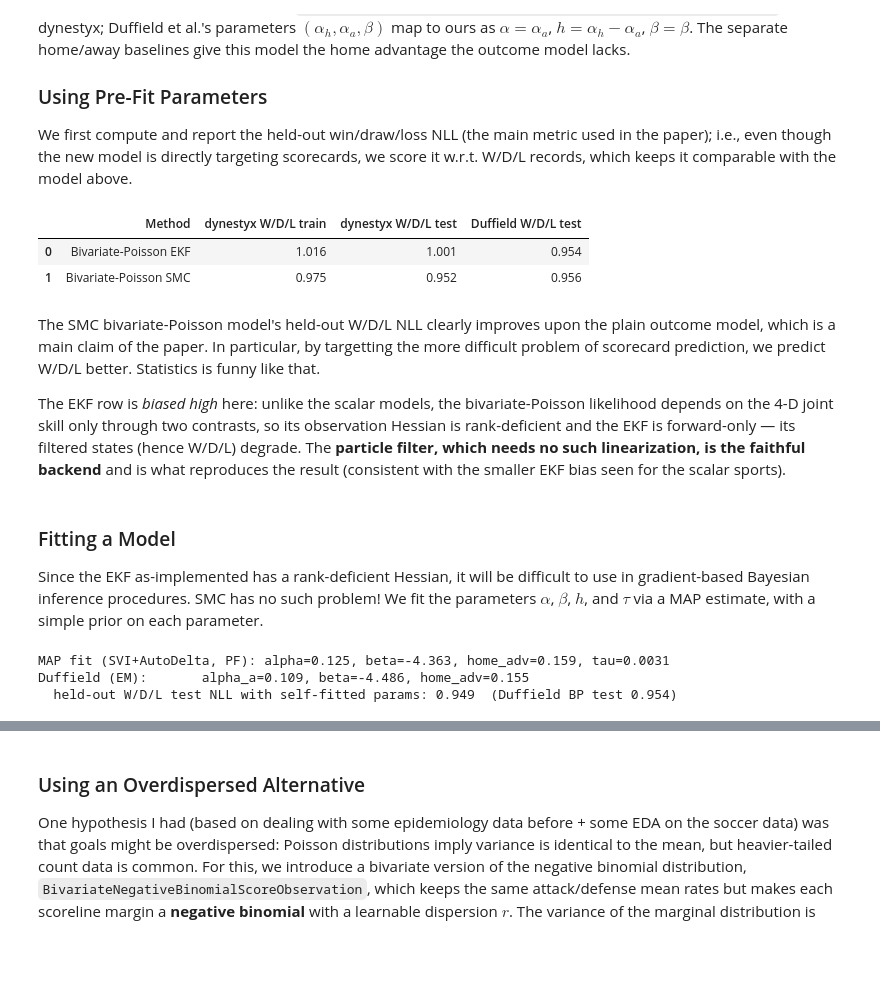
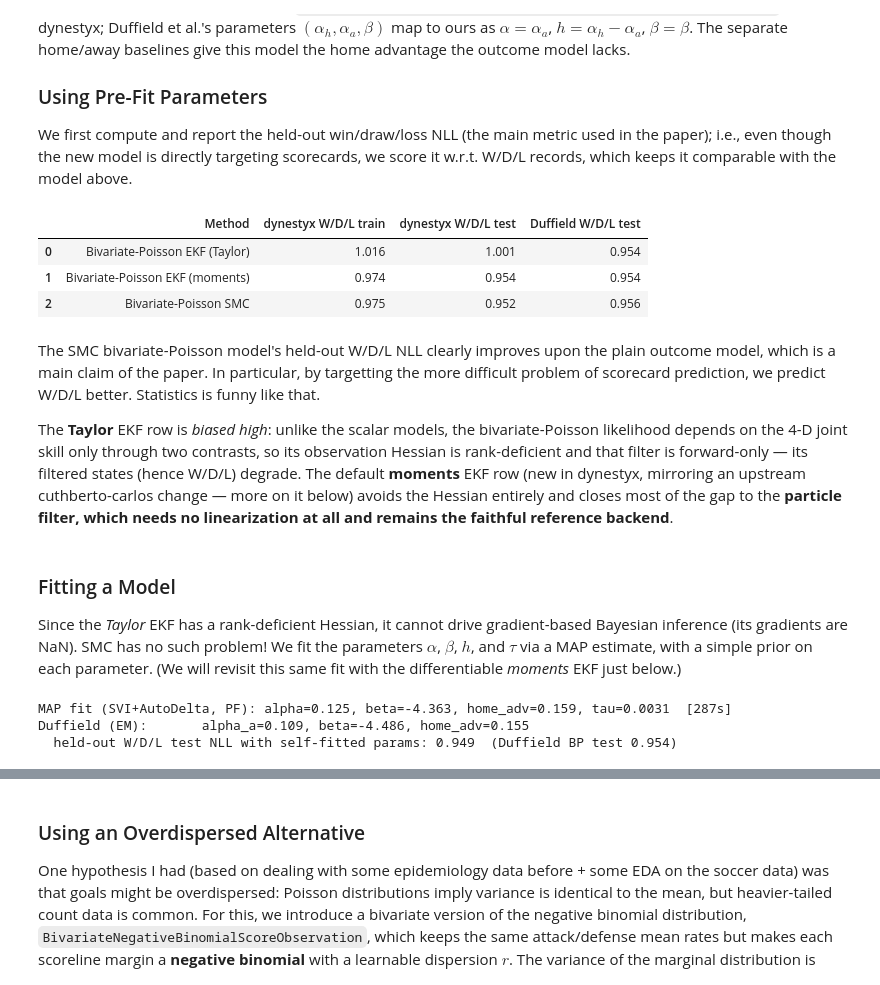
Before and after one commit to DanWaxman/dynestyx, a Jupyter notebook: docs/deep_dives/duffield_football_epl.ipynb, the cells around one changed output, grey strips where cells are left out. Drawn from its saved outputs; the diff is of its cells as text; code cells hidden in the pictures; blank space fills up the shorter version.

```diff
--- a/docs/deep_dives/duffield_football_epl.ipynb
+++ b/docs/deep_dives/duffield_football_epl.ipynb
@@ -176,44 +176,46 @@ We first compute and report the held-out win/draw/loss NLL (the main metric used
 # %%
 EXKF_init_cov = jnp.array([[0.08750192, 0.06225643], [0.06225643, 0.05477126]])
 EXKF_ab = (0.26348755, 0.10862826, -4.4856677)   # (alpha_h, alpha_a, beta)
 SMC_init_cov = jnp.diag(jnp.array([0.15524219, 0.15524219]))
 SMC_ab = (0.8762023, 0.7193458, -3.8617427)
 
 def bp_model(alpha, beta, home_adv, tau, init_cov, t0=0.0):
     return FactorialDynamicalModel(
         initial_condition=dist.MultivariateNormal(jnp.zeros(2), init_cov),
         state_evolution=RandomWalkEvolution(tau=tau * jnp.ones(2), factor_state_dim=2),
         observation_model=BivariatePoissonScoreObservation(
             alpha=alpha, beta=beta, home_advantage=home_adv, factor_state_dim=2, max_goals=9),
         num_factors=n_teams, num_local_factors=2, t0=t0,
     )
 
 def bp_wdl_nll(alpha_h, alpha_a, beta, tau, init_cov, config, key, n_samples=400):
     m = bp_model(alpha_a, beta, alpha_h - alpha_a, tau, init_cov)
     out = score_predictive(m, config, obs_times=match_times, obs_values=match_goals,
                            obs_factor_indices=match_idx, key=key, n_samples=n_samples, max_goals_grid=7)
     return split_nll(out["wdl"], out["outcomes"], test_start), out
 
+r_bp_taylor, _ = bp_wdl_nll(*EXKF_ab, 0.00975808, EXKF_init_cov, FactorialEKFConfig(use_taylor=True), jax.random.PRNGKey(0))
 r_bp_exkf, _ = bp_wdl_nll(*EXKF_ab, 0.00975808, EXKF_init_cov, FactorialEKFConfig(), jax.random.PRNGKey(0))
 r_bp_smc, bp_out = bp_wdl_nll(*SMC_ab, 0.00923287, SMC_init_cov, FactorialPFConfig(n_particles=1000), jax.random.PRNGKey(0))
 pd.DataFrame({
-    "Method": ["Bivariate-Poisson EKF", "Bivariate-Poisson SMC"],
-    "dynestyx W/D/L train": [r_bp_exkf["train_nll"], r_bp_smc["train_nll"]],
-    "dynestyx W/D/L test":  [r_bp_exkf["test_nll"],  r_bp_smc["test_nll"]],
-    "Duffield W/D/L test":  [0.954, 0.956],
+    "Method": ["Bivariate-Poisson EKF (Taylor)", "Bivariate-Poisson EKF (moments)", "Bivariate-Poisson SMC"],
+    "dynestyx W/D/L train": [r_bp_taylor["train_nll"], r_bp_exkf["train_nll"], r_bp_smc["train_nll"]],
+    "dynestyx W/D/L test":  [r_bp_taylor["test_nll"],  r_bp_exkf["test_nll"],  r_bp_smc["test_nll"]],
+    "Duffield W/D/L test":  [0.954, 0.954, 0.956],
 }).round(3)
 # %% [output]
 |  | Method | dynestyx W/D/L train | dynestyx W/D/L test | Duffield W/D/L test |
-| 0 | Bivariate-Poisson EKF | 1.016 | 1.001 | 0.954 |
-| 1 | Bivariate-Poisson SMC | 0.975 | 0.952 | 0.956 |
+| 0 | Bivariate-Poisson EKF (Taylor) | 1.016 | 1.001 | 0.954 |
+| 1 | Bivariate-Poisson EKF (moments) | 0.974 | 0.954 | 0.954 |
+| 2 | Bivariate-Poisson SMC | 0.975 | 0.952 | 0.956 |
 # %% [markdown]
 The SMC bivariate-Poisson model's held-out W/D/L NLL clearly improves upon the plain outcome model, which is a main claim of the paper. In particular, by targetting the more difficult problem of scorecard prediction, we predict W/D/L better. Statistics is funny like that.
 
-The EKF row is *biased high* here: unlike the scalar models, the bivariate-Poisson likelihood depends on the 4-D joint skill only through two contrasts, so its observation Hessian is rank-deficient and the EKF is forward-only — its filtered states (hence W/D/L) degrade. The **particle filter, which needs no such linearization, is the faithful backend** and is what reproduces the result (consistent with the smaller EKF bias seen for the scalar sports).
+The **Taylor** EKF row is *biased high*: unlike the scalar models, the bivariate-Poisson likelihood depends on the 4-D joint skill only through two contrasts, so its observation Hessian is rank-deficient and that filter is forward-only — its filtered states (hence W/D/L) degrade. The default **moments** EKF row (new in dynestyx, mirroring an upstream cuthberto-carlos change — more on it below) avoids the Hessian entirely and closes most of the gap to the **particle filter, which needs no linearization at all and remains the faithful reference backend**.
 # %% [markdown]
 ### Fitting a Model
 
-Since the EKF as-implemented has a rank-deficient Hessian, it will be difficult to use in gradient-based Bayesian inference procedures. SMC has no such problem! We fit the parameters $\alpha$, $\beta$, $h$, and $\tau$ via a MAP estimate, with a simple prior on each parameter.
+Since the *Taylor* EKF has a rank-deficient Hessian, it cannot drive gradient-based Bayesian inference (its gradients are NaN). SMC has no such problem! We fit the parameters $\alpha$, $\beta$, $h$, and $\tau$ via a MAP estimate, with a simple prior on each parameter. (We will revisit this same fit with the differentiable *moments* EKF just below.)
 # %%
 train_t = match_times[:test_start]
 train_g = match_goals[:test_start]
@@ -227,13 +229,15 @@ def bp_fit_model():
     dsx.sample('score', bp_model(alpha, beta, home_adv, tau, EXKF_init_cov, t0=None),
                obs_times=train_t, obs_values=train_g, obs_factor_indices=train_i)
 
+_t0_fit = time.perf_counter()
 with Filter(filter_config=FactorialPFConfig(n_particles=300, crn_seed=jax.random.PRNGKey(0))):
     bp_guide = AutoDelta(bp_fit_model)
     bp_svi = SVI(bp_fit_model, bp_guide, optax.adam(0.05), loss=Trace_ELBO())
     bp_svi_result = bp_svi.run(jax.random.PRNGKey(0), 300, progress_bar=False)
+pf_fit_seconds = time.perf_counter() - _t0_fit
 bp_map = {k: float(v) for k, v in bp_guide.median(bp_svi_result.params).items()}
 alpha_f, beta_f, home_f, tau_f = bp_map['alpha'], bp_map['beta'], bp_map['home_adv'], bp_map['tau']
-print(f"MAP fit (SVI+AutoDelta, PF): alpha={alpha_f:.3f}, beta={beta_f:.3f}, home_adv={home_f:.3f}, tau={tau_f:.4f}")
+print(f"MAP fit (SVI+AutoDelta, PF): alpha={alpha_f:.3f}, beta={beta_f:.3f}, home_adv={home_f:.3f}, tau={tau_f:.4f}  [{pf_fit_seconds:.0f}s]")
 print(f"Duffield (EM):       alpha_a={EXKF_ab[1]:.3f}, beta={EXKF_ab[2]:.3f}, "
       f"home_adv={EXKF_ab[0]-EXKF_ab[1]:.3f}")
 
@@ -241,6 +245,6 @@ r_fit, bp_online_out = bp_wdl_nll(alpha_f + home_f, alpha_f, beta_f, tau_f, EXKF
                                   FactorialPFConfig(n_particles=1000), jax.random.PRNGKey(0))
 print(f"  held-out W/D/L test NLL with self-fitted params: {r_fit['test_nll']:.3f}  (Duffield BP test 0.954)")
 # %% [output]
-MAP fit (SVI+AutoDelta, PF): alpha=0.125, beta=-4.363, home_adv=0.159, tau=0.0031
+MAP fit (SVI+AutoDelta, PF): alpha=0.125, beta=-4.363, home_adv=0.159, tau=0.0031  [287s]
 Duffield (EM):       alpha_a=0.109, beta=-4.486, home_adv=0.155
   held-out W/D/L test NLL with self-fitted params: 0.949  (Duffield BP test 0.954)
```
Also changed, not shown: parts of 4 cells of this notebook, 12 other files.
